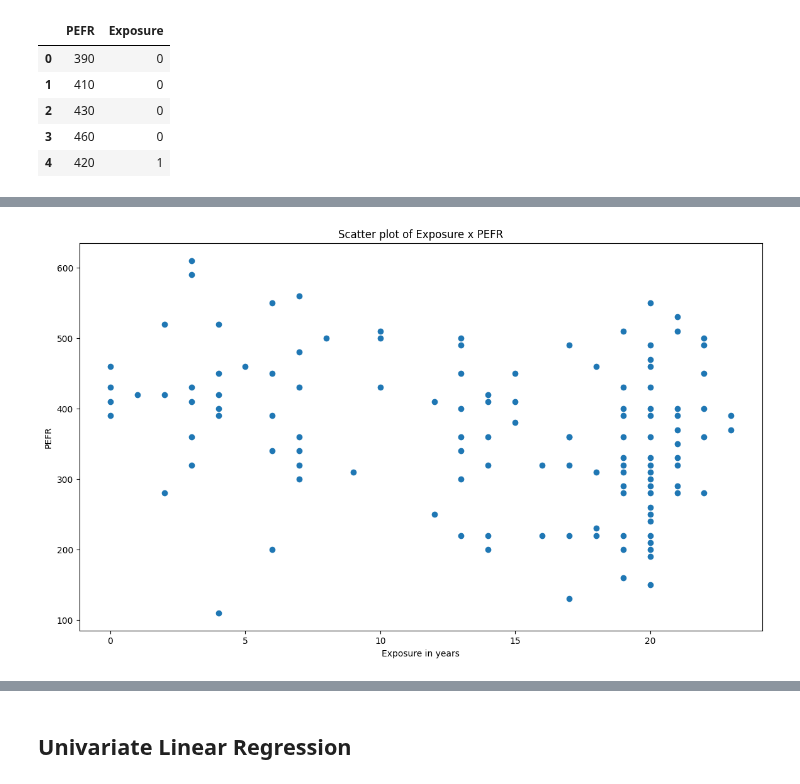
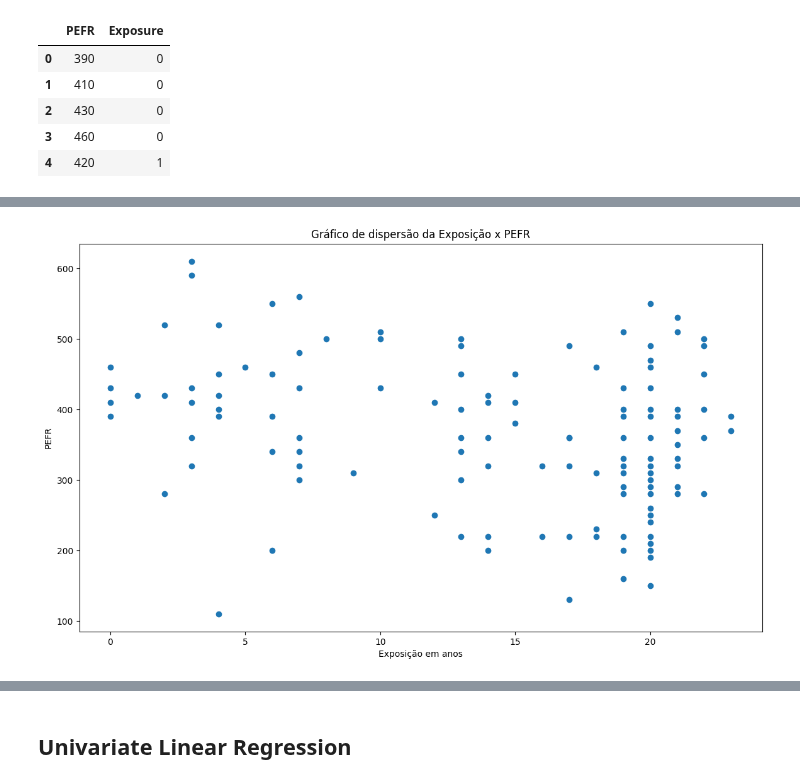
Before and after one commit to gasobral/notas-de-aula, a Jupyter notebook: Data Science/Regressão Linear/notebooks/univariate_regression-pt-br.ipynb, the cells around one changed output, grey strips where cells are left out. Cells and saved outputs as stored; diff of their text form; code cells hidden in the pictures.

```diff
--- a/Data Science/Regressão Linear/notebooks/univariate_regression-pt-br.ipynb
+++ b/Data Science/Regressão Linear/notebooks/univariate_regression-pt-br.ipynb
@@ -65,12 +159,12 @@ plt.show()
 # %%
 fig, ax = plt.subplots(1, 1, figsize=(14, 8))
 
 ax.scatter(x=lung_disease['Exposure'],
            y=lung_disease['PEFR'])
-ax.set_xlabel('Exposure in years')
+ax.set_xlabel('Exposição em anos')
 ax.set_ylabel('PEFR')
-ax.set_title('Scatter plot of Exposure x PEFR')
+ax.set_title('Gráfico de dispersão da Exposição x PEFR')
 
 plt.show()
 # %% [output]
-[figure, old version]
+[figure, new version]
```
Also changed, not shown: parts of 15 cells of this notebook.
